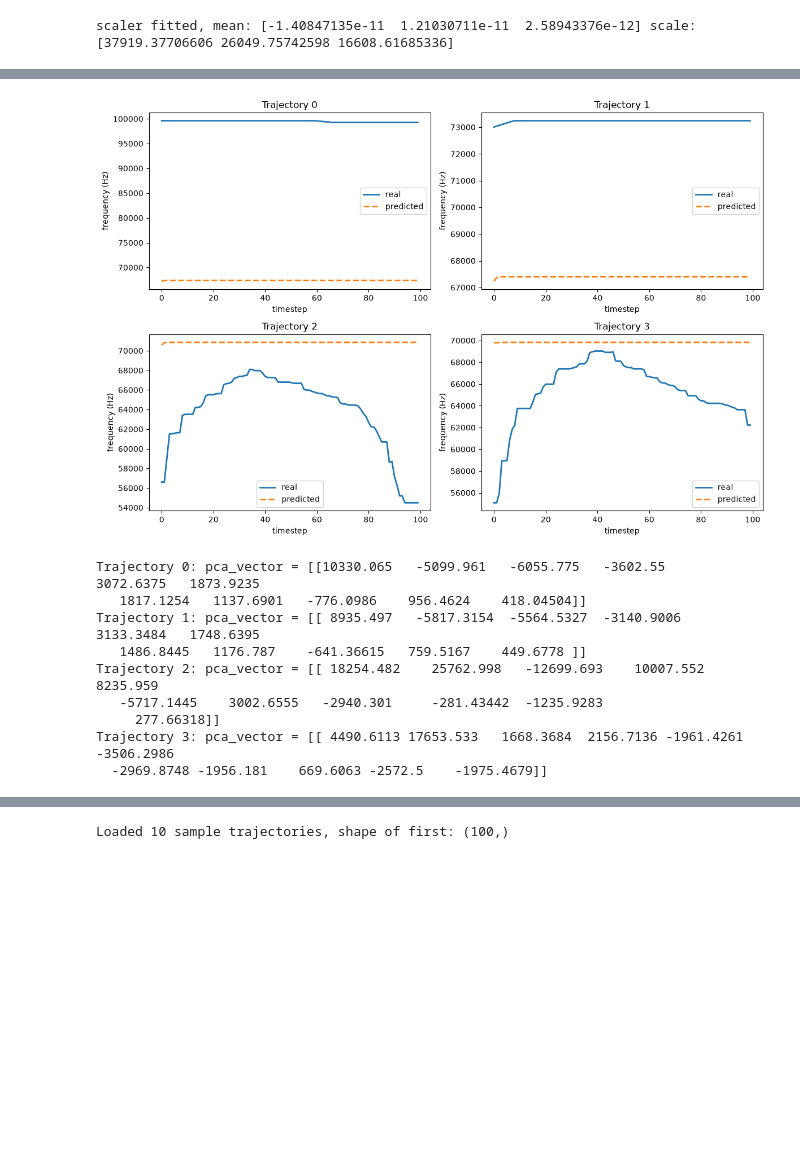
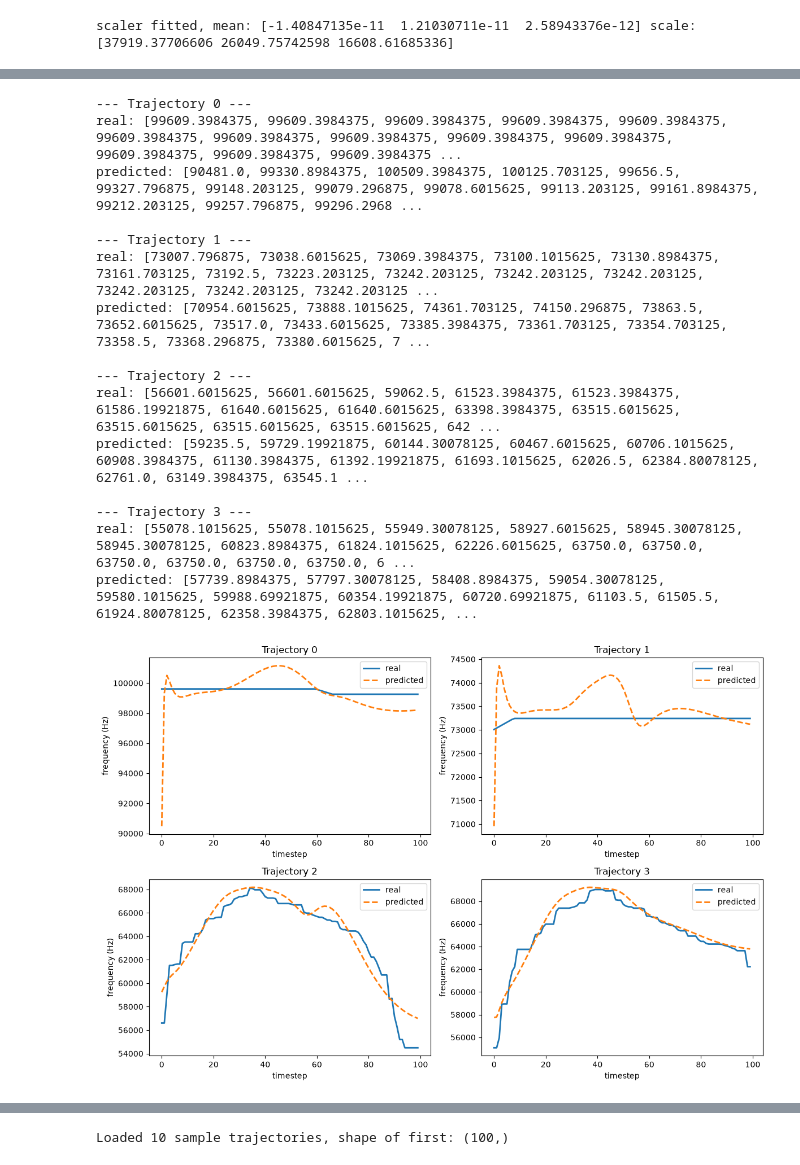
Before and after one commit to netra-khot/mouse-vocalization-2026, a Jupyter notebook: model/model.ipynb, the cells around one changed output, grey strips where cells are left out. Cells and saved outputs as stored; diff of their text form; code cells hidden in the pictures; blank space fills up the shorter version.

```diff
--- a/model/model.ipynb
+++ b/model/model.ipynb
@@ -28,11 +28,6 @@ import pickle
 with open("../data_prep/pkl-files/pca_model.pkl", "rb") as f:
     pca_full = pickle.load(f)
 
-with open("../data_prep/pkl-files/sample_trajectories.pkl", "rb") as f:
-    sample_trajectories = pickle.load(f)
-
-print(f"loaded {len(sample_trajectories)} sample trajectories, shape of first:", sample_trajectories[0].shape)
-
 print("loaded pca model, n_components available:", pca_full.n_components_)
 print("imports completed!")
 # %% [output]
@@ -41,16 +36,23 @@ loaded pca model, n_components available: 100
 imports completed!
 # %%
 # --- helper function to prepare a trajectory for input to the model ---
-def prepare_example(trajectory, pca_model, pca_dim=10):
-    centered = trajectory - trajectory.mean()
+def prepare_example(trajectory, pca_model, scaler, pca_dim=10):
+    trajectory = np.array(trajectory)
+    mean = trajectory.mean()
+    centered = trajectory - mean
+
     pca_vec = pca_model.transform(centered.reshape(1, -1))[:, :pca_dim]
-    pca_vec = torch.tensor(pca_vec, dtype=torch.float32)
+    pca_vec = scaler.transform(pca_vec)  # <-- this line was likely missing
+
+    combined = np.concatenate([pca_vec, [[mean / 1000]]], axis=1)
+    combined = torch.tensor(combined, dtype=torch.float32)
+
     target = torch.tensor(trajectory, dtype=torch.float32).unsqueeze(0)
-    return pca_vec, target
+    return combined, target
 
 # load full contours and build resampled_trajectories for real training
 
-with open("../data_prep/pkl-files/sep_14_contours.pkl", "rb") as f:
+with open("../data_prep/pkl-files/train_contours.pkl", "rb") as f:
     contours = pickle.load(f)
 
 def resample_trajectory(freqs, n_points=100):
@@ -196,56 +198,59 @@ final avg loss: 2.0789 kHz
-# %%
-import pickle
-with open("scaler.pkl", "wb") as f:
-    pickle.dump(scaler, f)
 # %%
-import matplotlib.pyplot as plt
-
-# pick a few real trajectories to check
 sample_indices = [0, 1, 2, 3]
 
 fig, axes = plt.subplots(2, 2, figsize=(12, 8))
 axes = axes.flatten()
 
 with torch.no_grad():
     for ax, idx in zip(axes, sample_indices):
         trajectory = resampled_trajectories[idx]
-        pca_vector, target = prepare_example(trajectory, pca_full, pca_dim=11)  # match your current pca_dim
+        pca_vector, target = prepare_example(trajectory, pca_full, scaler, pca_dim=10)
 
         activations = model(pca_vector)
         resp, PCAIA, CT, TA = activations[...,0], activations[...,1], activations[...,2], activations[...,3]
 
         pressure = subglottal_pressure(resp)
         g_area = glottal_area(PCAIA, TA)
         imp_length = impingement_length(CT, TA)
         speed = jet_speed_from_pressure(g_area, pressure)
         predicted = USVfreq(speed, imp_length)
 
-        ax.plot(target[0].numpy(), label="real", linewidth=2)
-        ax.plot(predicted[0].numpy(), label="predicted", linewidth=2, linestyle="--")
+        real_vals = target[0].numpy()
+        pred_vals = predicted[0].numpy()
+
+        # --- plot ---
+        ax.plot(real_vals, label="real", linewidth=2)
+        ax.plot(pred_vals, label="predicted", linewidth=2, linestyle="--")
         ax.set_title(f"Trajectory {idx}")
         ax.set_xlabel("timestep")
         ax.set_ylabel("frequency (Hz)")
         ax.legend()
 
+        # --- full point printout ---
+        print(f"--- Trajectory {idx} ---")
+        print("real:", np.round(real_vals, 1).tolist())
+        print("predicted:", np.round(pred_vals, 1).tolist())
+        print()
+
 plt.tight_layout()
 plt.show()
 # %% [output]
+--- Trajectory 0 ---
+real: [99609.3984375, 99609.3984375, 99609.3984375, 99609.3984375, 99609.3984375, 99609.3984375, 99609.3984375, 99609.3984375, 99609.3984375, 99609.3984375, 99609.3984375, 99609.3984375, 99609.3984375 ...
+predicted: [90481.0, 99330.8984375, 100509.3984375, 100125.703125, 99656.5, 99327.796875, 99148.203125, 99079.296875, 99078.6015625, 99113.203125, 99161.8984375, 99212.203125, 99257.796875, 99296.2968 ...
+
+--- Trajectory 1 ---
+real: [73007.796875, 73038.6015625, 73069.3984375, 73100.1015625, 73130.8984375, 73161.703125, 73192.5, 73223.203125, 73242.203125, 73242.203125, 73242.203125, 73242.203125, 73242.203125, 73242.203125 ...
+predicted: [70954.6015625, 73888.1015625, 74361.703125, 74150.296875, 73863.5, 73652.6015625, 73517.0, 73433.6015625, 73385.3984375, 73361.703125, 73354.703125, 73358.5, 73368.296875, 73380.6015625, 7 ...
+
+--- Trajectory 2 ---
+real: [56601.6015625, 56601.6015625, 59062.5, 61523.3984375, 61523.3984375, 61586.19921875, 61640.6015625, 61640.6015625, 63398.3984375, 63515.6015625, 63515.6015625, 63515.6015625, 63515.6015625, 642 ...
+predicted: [59235.5, 59729.19921875, 60144.30078125, 60467.6015625, 60706.1015625, 60908.3984375, 61130.3984375, 61392.19921875, 61693.1015625, 62026.5, 62384.80078125, 62761.0, 63149.3984375, 63545.1 ...
+
+--- Trajectory 3 ---
+real: [55078.1015625, 55078.1015625, 55949.30078125, 58927.6015625, 58945.30078125, 58945.30078125, 60823.8984375, 61824.1015625, 62226.6015625, 63750.0, 63750.0, 63750.0, 63750.0, 63750.0, 63750.0, 6 ...
+predicted: [57739.8984375, 57797.30078125, 58408.8984375, 59054.30078125, 59580.1015625, 59988.69921875, 60354.19921875, 60720.69921875, 61103.5, 61505.5, 61924.80078125, 62358.3984375, 62803.1015625, ...
-[figure, old version]
+[figure, new version]
-# %%
-for idx in sample_indices:
-    trajectory = resampled_trajectories[idx]
-    pca_vector, _ = prepare_example(trajectory, pca_full, pca_dim=11)
-    print(f"Trajectory {idx}: pca_vector = {pca_vector.numpy()}")
-# %% [output]
-Trajectory 0: pca_vector = [[10330.065   -5099.961   -6055.775   -3602.55     3072.6375   1873.9235
-   1817.1254   1137.6901   -776.0986    956.4624    418.04504]]
-Trajectory 1: pca_vector = [[ 8935.497   -5817.3154  -5564.5327  -3140.9006   3133.3484   1748.6395
-   1486.8445   1176.787    -641.36615   759.5167    449.6778 ]]
-Trajectory 2: pca_vector = [[ 18254.482    25762.998   -12699.693    10007.552     8235.959
-   -5717.1445    3002.6555   -2940.301     -281.43442  -1235.9283
-     277.66318]]
-Trajectory 3: pca_vector = [[ 4490.6113 17653.533   1668.3684  2156.7136 -1961.4261 -3506.2986
-  -2969.8748 -1956.181    669.6063 -2572.5    -1975.4679]]
 # %%
 # ------------- don't run anything below here, just keep for reference -------------
 # %%
```
Also changed, not shown: parts of 3 cells of this notebook, 4 other files.
